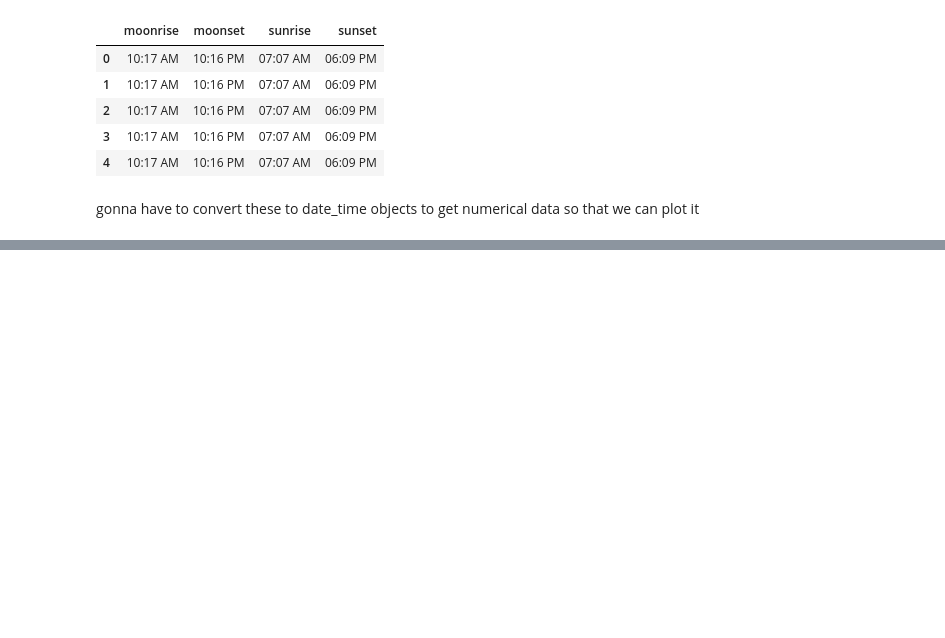
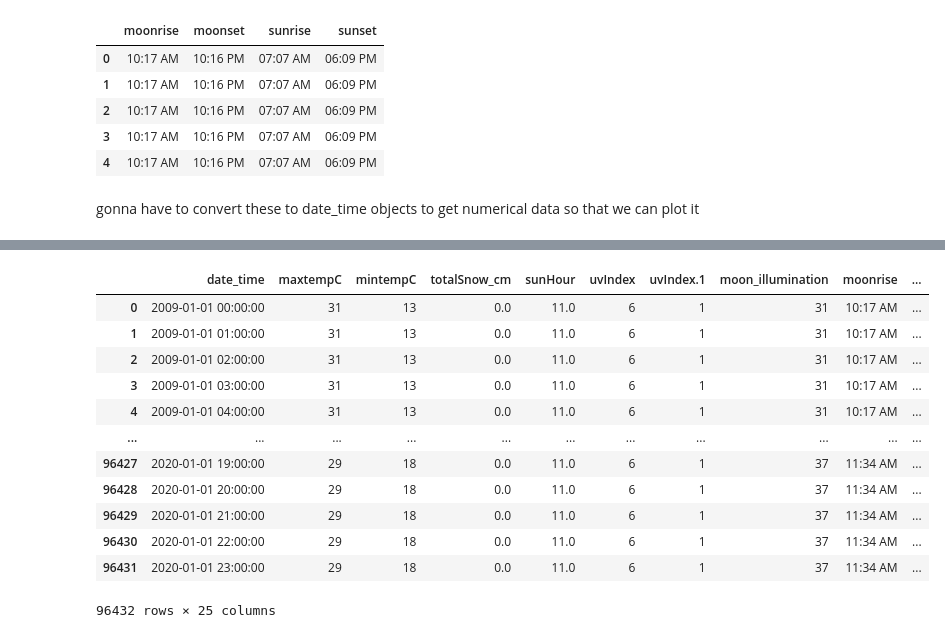
Before and after one commit to ShashwatAwate/pune-weather-forcasting, a Jupyter notebook: src/data/eda.ipynb, the cells around one changed output, grey strips where cells are left out. Drawn from its saved outputs; the diff is of its cells as text; code cells hidden in the pictures; blank space fills up the shorter version.

```diff
--- a/src/data/eda.ipynb
+++ b/src/data/eda.ipynb
@@ -76,3 +80,19 @@ gonna have to convert these to date_time objects to get numerical data so that w
+# %%
+df.dropna(axis=0)
+# %% [output]
+|  | date_time | maxtempC | mintempC | totalSnow_cm | sunHour | uvIndex | uvIndex.1 | moon_illumination | moonrise | ... |
+| 0 | 2009-01-01 00:00:00 | 31 | 13 | 0.0 | 11.0 | 6 | 1 | 31 | 10:17 AM | ... |
+| 1 | 2009-01-01 01:00:00 | 31 | 13 | 0.0 | 11.0 | 6 | 1 | 31 | 10:17 AM | ... |
+| 2 | 2009-01-01 02:00:00 | 31 | 13 | 0.0 | 11.0 | 6 | 1 | 31 | 10:17 AM | ... |
+| 3 | 2009-01-01 03:00:00 | 31 | 13 | 0.0 | 11.0 | 6 | 1 | 31 | 10:17 AM | ... |
+| 4 | 2009-01-01 04:00:00 | 31 | 13 | 0.0 | 11.0 | 6 | 1 | 31 | 10:17 AM | ... |
+| ... | ... | ... | ... | ... | ... | ... | ... | ... | ... | ... |
+| 96427 | 2020-01-01 19:00:00 | 29 | 18 | 0.0 | 11.0 | 6 | 1 | 37 | 11:34 AM | ... |
+| 96428 | 2020-01-01 20:00:00 | 29 | 18 | 0.0 | 11.0 | 6 | 1 | 37 | 11:34 AM | ... |
+| 96429 | 2020-01-01 21:00:00 | 29 | 18 | 0.0 | 11.0 | 6 | 1 | 37 | 11:34 AM | ... |
+| 96430 | 2020-01-01 22:00:00 | 29 | 18 | 0.0 | 11.0 | 6 | 1 | 37 | 11:34 AM | ... |
+| 96431 | 2020-01-01 23:00:00 | 29 | 18 | 0.0 | 11.0 | 6 | 1 | 37 | 11:34 AM | ... |
+96432 rows × 25 columns
 # %%
 for col_name in cat_features.columns:
     no_name = "No " + df[col_name]
```
Also changed, not shown: parts of 5 cells of this notebook.
